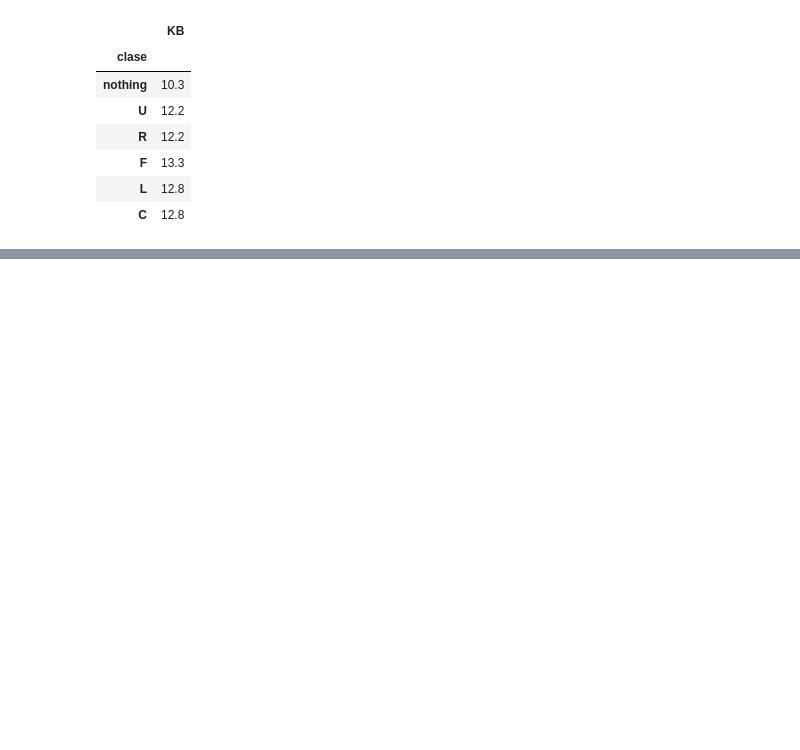
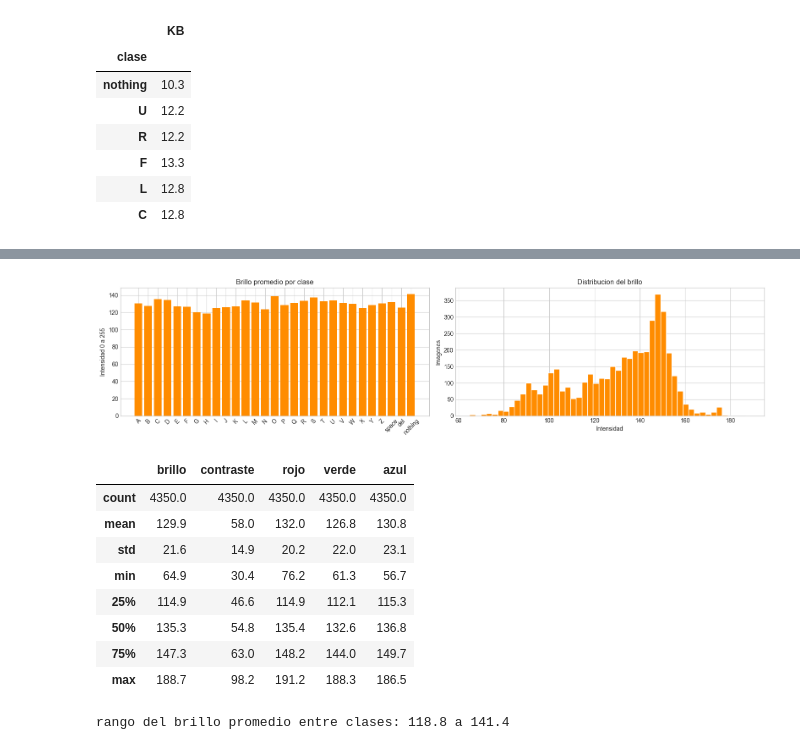
Before and after one commit to abbydoag/Labs_DataSci, a Jupyter notebook: Lab3/01_EDA.ipynb, the cells around one changed output, grey strips where cells are left out. Cells and saved outputs as stored; diff of their text form; code cells hidden in the pictures; blank space fills up the shorter version.

```diff
--- a/Lab3/01_EDA.ipynb
+++ b/Lab3/01_EDA.ipynb
@@ -267,0 +279,9 @@ display(extremos.style.format({"KB": "{:.1f}"}))
+# %%
+rng_sub = random.Random(SEMILLA)
+submuestra = {}
+for clase in CLASES:
+    rutas = sorted((DIR_TRAIN / clase).glob("*.jpg"))
+    submuestra[clase] = rng_sub.sample(rutas, SUBMUESTRA)
+
+total_sub = sum(len(v) for v in submuestra.values())
+print(f"submuestra fijada: {total_sub:,} imagenes en {len(submuestra)} clases")
@@ -267,0 +296,44 @@ display(extremos.style.format({"KB": "{:.1f}"}))
+# %%
+N_ANALISIS = 150
+
+filas_lum = []
+for clase in CLASES:
+    for ruta in submuestra[clase][:N_ANALISIS]:
+        arr = np.asarray(Image.open(ruta), dtype=np.float32)
+        filas_lum.append({
+            "clase": clase,
+            "brillo": arr.mean(),
+            "contraste": arr.std(),
+            "rojo": arr[:, :, 0].mean(),
+            "verde": arr[:, :, 1].mean(),
+            "azul": arr[:, :, 2].mean(),
+        })
+
+df_lum = pd.DataFrame(filas_lum)
+
+fig, axes = plt.subplots(1, 2, figsize=(16, 4))
+orden = df_lum.groupby("clase")["brillo"].mean().reindex(CLASES)
+axes[0].bar(orden.index, orden.values, color="darkorange")
+axes[0].set(title="Brillo promedio por clase", ylabel="Intensidad 0 a 255")
+axes[0].tick_params(axis="x", rotation=45)
+
+axes[1].hist(df_lum["brillo"], bins=50, color="darkorange", edgecolor="white")
+axes[1].set(title="Distribucion del brillo", xlabel="Intensidad", ylabel="Imagenes")
+plt.tight_layout()
+plt.show()
+
+display(df_lum[["brillo", "contraste", "rojo", "verde", "azul"]].describe().round(1))
+print(f"rango del brillo promedio entre clases: "
+      f"{orden.min():.1f} a {orden.max():.1f}")
+# %% [output]
+[figure, added]
+|  | brillo | contraste | rojo | verde | azul |
+| count | 4350.0 | 4350.0 | 4350.0 | 4350.0 | 4350.0 |
+| mean | 129.9 | 58.0 | 132.0 | 126.8 | 130.8 |
+| std | 21.6 | 14.9 | 20.2 | 22.0 | 23.1 |
+| min | 64.9 | 30.4 | 76.2 | 61.3 | 56.7 |
+| 25% | 114.9 | 46.6 | 114.9 | 112.1 | 115.3 |
+| 50% | 135.3 | 54.8 | 135.4 | 132.6 | 136.8 |
+| 75% | 147.3 | 63.0 | 148.2 | 144.0 | 149.7 |
+| max | 188.7 | 98.2 | 191.2 | 188.3 | 186.5 |
+rango del brillo promedio entre clases: 118.8 a 141.4
```
Also changed, not shown: parts of 8 cells of this notebook.
